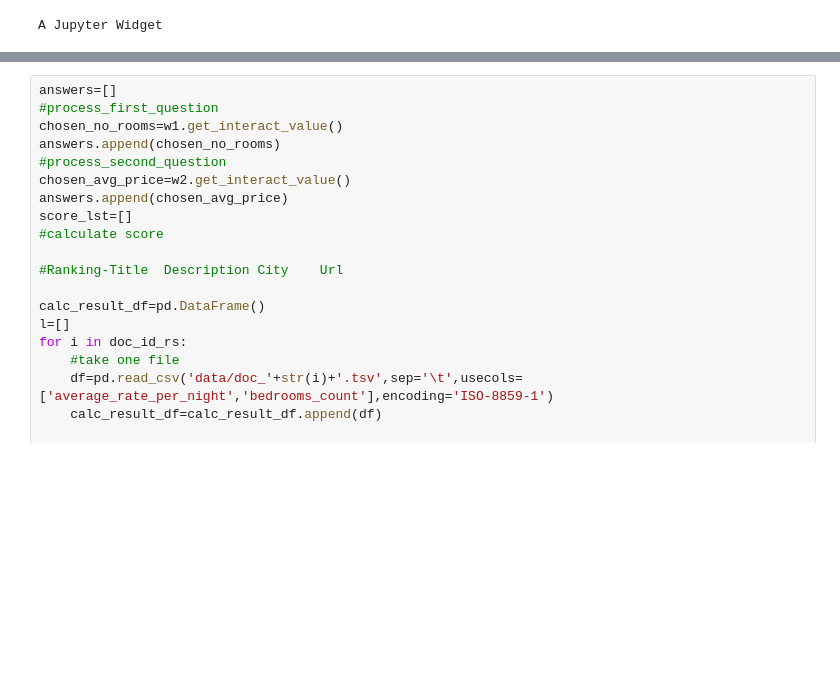
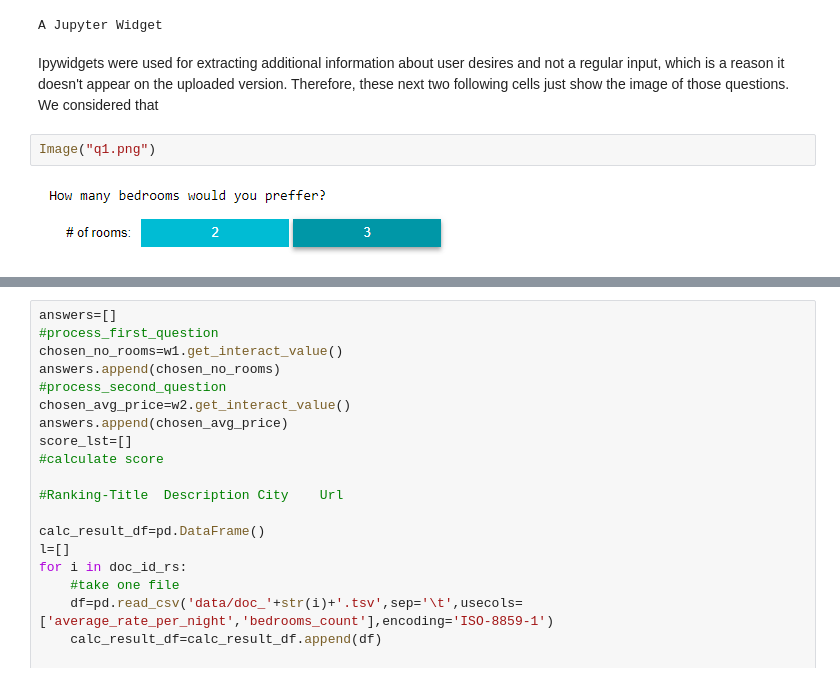
Before and after one commit to DanieleFi/ADMThirdHomework, a Jupyter notebook: Homework 3 - group #19.ipynb, the cells around one changed output, grey strips where cells are left out. Saved outputs shown, nothing was run; the diff lists cells and outputs as text; blank space fills up the shorter version.

Commit message:
example of scoring calculation added
-just for understanding

```diff
--- a/Homework 3 - group #19.ipynb
+++ b/Homework 3 - group #19.ipynb
@@ -223,3 +212,9 @@ w2
 # %% [output]
 What price per night would you preffer?
 A Jupyter Widget
+# %% [markdown]
+Ipywidgets were used for extracting additional information about user desires and not a regular input, which is a reason it doesn't appear on the uploaded version. Therefore, these next two following cells just show the image of those questions. We considered that
+# %%
+Image("q1.png")
+# %% [output]
+[figure, added]
```
Also changed, not shown: parts of 12 cells of this notebook.
